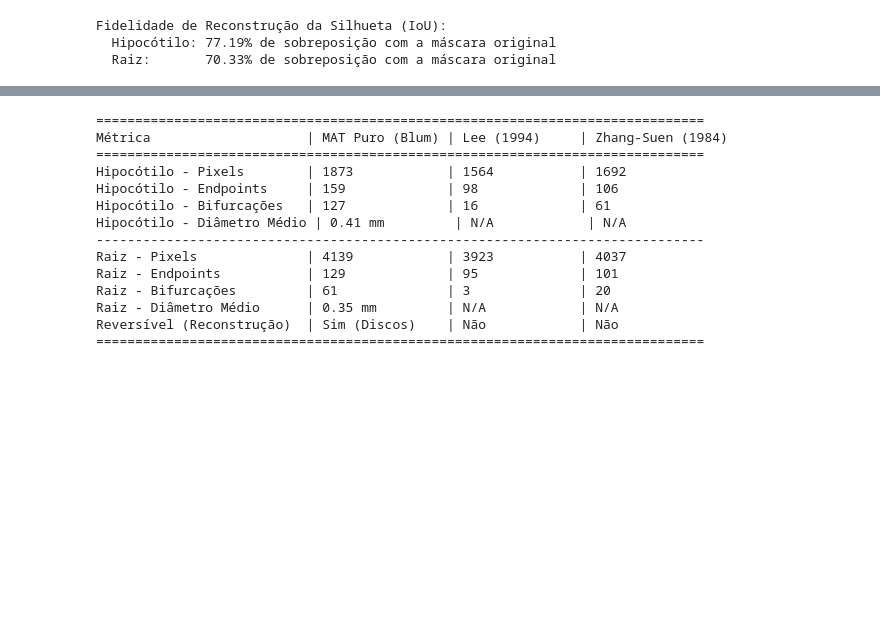
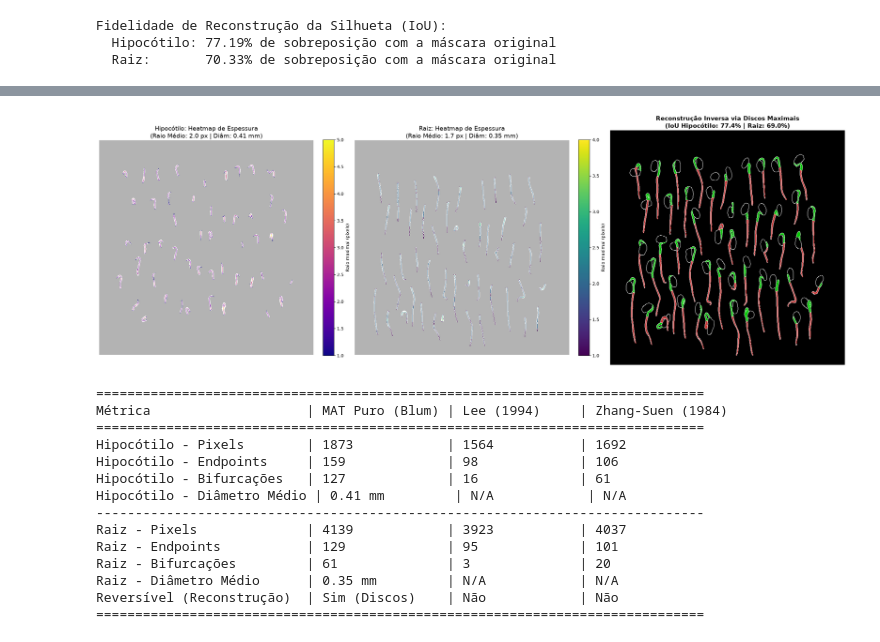
Before and after one commit to viniciussec/seedlng-skeleton, a Jupyter notebook: Esqueletizacao_MAT_Puro.ipynb, the cells around one changed output, grey strips where cells are left out. Saved outputs shown, nothing was run; the diff lists cells and outputs as text; code cells hidden in the pictures; blank space fills up the shorter version.

```diff
--- a/Esqueletizacao_MAT_Puro.ipynb
+++ b/Esqueletizacao_MAT_Puro.ipynb
@@ -321,3 +337,37 @@ plt.show()
+# %%
+# ============================================================
+# CÉLULA 7B — Análise Geométrica de Calibre e Reconstrução Inversa
+# ============================================================
+fig, axes = plt.subplots(1, 3, figsize=(24, 8))
+
+# Painel 1: Eixo Medial do Hipocótilo colorido pelo RAIO (espessura local)
+axes[0].imshow(mask_hyp, cmap='gray', alpha=0.3)
+im1 = axes[0].imshow(np.ma.masked_where(~skel_hyp_mat, dist_hyp), cmap='plasma', interpolation='none')
+plt.colorbar(im1, ax=axes[0], fraction=0.046, pad=0.04, label='Raio maximal (pixels)')
+axes[0].set_title(f"Hipocótilo: Heatmap de Espessura\n(Raio Médio: {metrics_hyp['mean_radius_px']:.1f} px | Diâm: {metrics_hyp['mean_diameter_mm']:.2f} mm)", fontsize=14)
+
+# Painel 2: Eixo Medial da Raiz colorido pelo RAIO (espessura local)
+axes[1].imshow(mask_root, cmap='gray', alpha=0.3)
+im2 = axes[1].imshow(np.ma.masked_where(~skel_root_mat, dist_root), cmap='viridis', interpolation='none')
+plt.colorbar(im2, ax=axes[1], fraction=0.046, pad=0.04, label='Raio maximal (pixels)')
+axes[1].set_title(f"Raiz: Heatmap de Espessura\n(Raio Médio: {metrics_root['mean_radius_px']:.1f} px | Diâm: {metrics_root['mean_diameter_mm']:.2f} mm)", fontsize=14)
+
+# Painel 3: Reconstrução Inversa a partir dos discos maximais
+vis_recon = np.zeros((*mask_hyp.shape, 3), dtype=np.uint8)
+vis_recon[recon_hyp]  = (0, 200, 0)
+vis_recon[recon_root] = (200, 50, 50)
+orig_edges = cv2.Canny(sample_mask, 50, 150)
+vis_recon[orig_edges > 0] = (255, 255, 255)
+axes[2].imshow(vis_recon)
+axes[2].set_title(f"Reconstrução Inversa via Discos Maximais\n(IoU Hipocótilo: {iou_hyp:.1f}% | Raiz: {iou_root:.1f}%)", fontsize=14, fontweight='bold')
+
+for ax in axes:
+    ax.axis('off')
+
+plt.tight_layout()
+plt.show()
+# %% [output]
+[figure, added]
 # %%
 # ============================================================
 # CÉLULA 8 — Comparativo Geral: MAT Puro vs. Lee vs. Zhang-Suen
```
Also changed, not shown: parts of 2 cells of this notebook, 4 other files.
